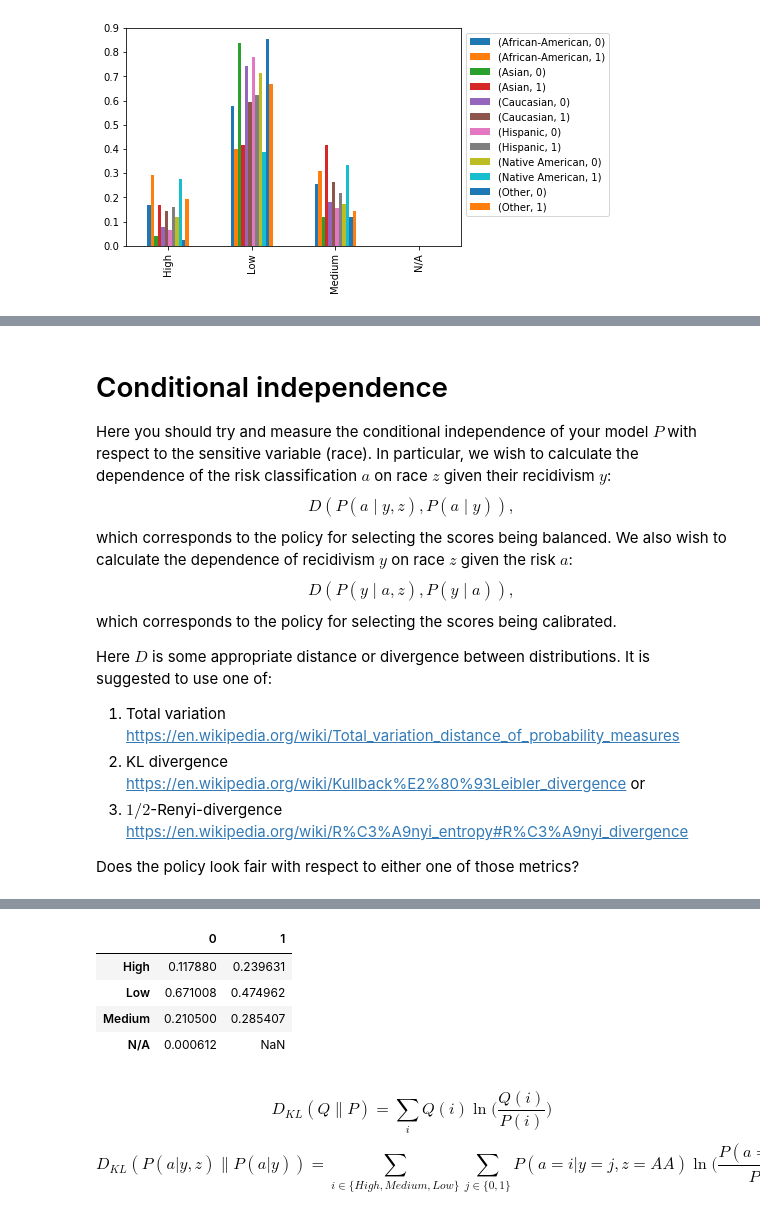
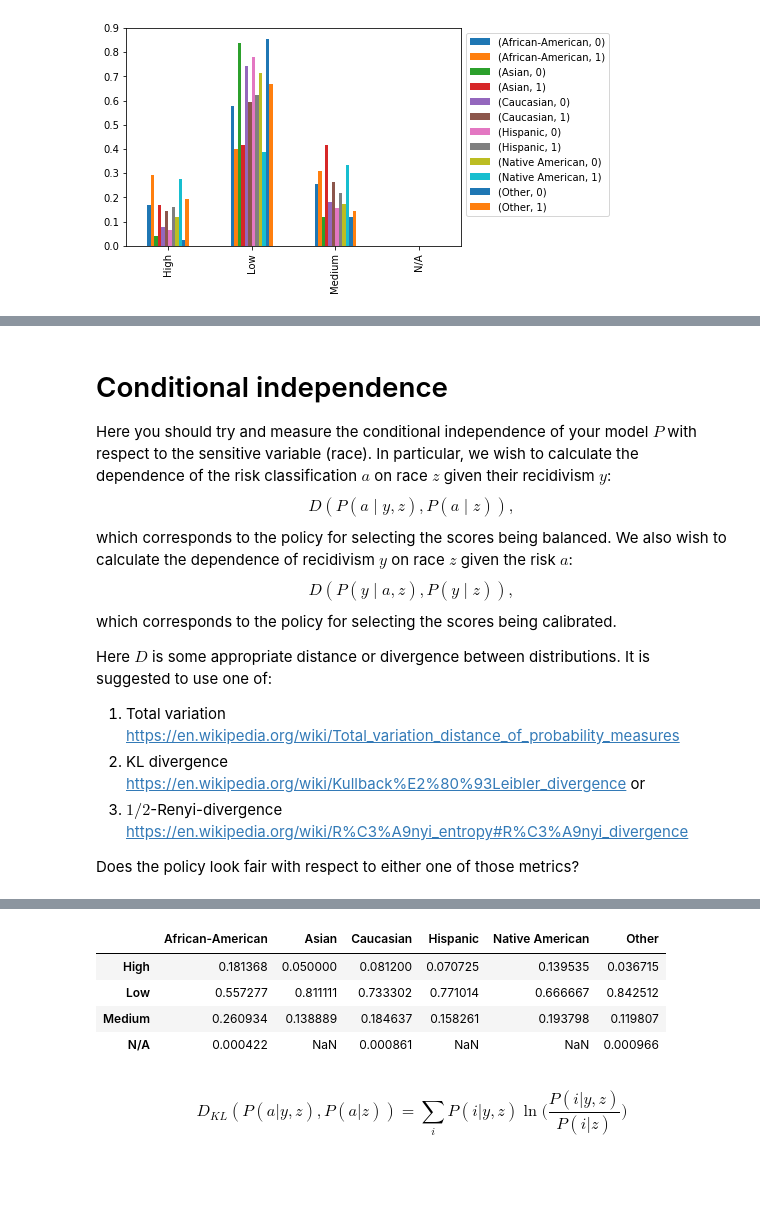
Before and after one commit to aleksaw/ml-society-science, a Jupyter notebook: src/fairness/COMPAS.ipynb, the cells around one changed output, grey strips where cells are left out. Saved outputs shown, nothing was run; the diff lists cells and outputs as text; code cells hidden in the pictures; blank space fills up the shorter version.

```diff
--- a/src/fairness/COMPAS.ipynb
+++ b/src/fairness/COMPAS.ipynb
@@ -168,9 +173,9 @@ fitted_model.summary2()
 # Conditional independence
 
 Here you should try and measure the conditional independence of your model $P$ with respect to the sensitive variable (race). In particular, we wish to calculate the dependence of the risk classification $a$ on race $z$ given their recidivism $y$:
-$$D(P(a \mid y, z), P(a \mid y)),$$
+$$D(P(a \mid y, z), P(a \mid z)),$$
 which corresponds to the policy for selecting the scores being balanced. We also wish to calculate the dependence of recidivism $y$ on race $z$ given the risk $a$:
-$$D(P(y \mid a, z), P(y \mid a)),$$
+$$D(P(y \mid a, z), P(y \mid z)),$$
 which corresponds to the policy for selecting the scores being calibrated.
 
 Here $D$ is some appropriate distance or divergence between distributions. It is suggested to use one of:
@@ -193,16 +198,15 @@ p_a_yz
 | Medium | 0.255006 | 0.309907 | 0.119048 | 0.416667 | 0.179191 | 0.262590 | 0.154509 | 0.218905 | 0.171171 | ... |
 | N/A | 0.000473 | NaN | NaN | NaN | 0.000922 | NaN | NaN | NaN | NaN | ... |
 # %%
-p_a_y = pandas.DataFrame(
+P_a_z = pandas.DataFrame(
     {i: d.score_text.value_counts() / d.score_text.count()
-     for i, d in df.groupby(['is_violent_recid'])})
-p_a_y
+     for i, d in df.groupby(['race'])})
+P_a_z
 # %% [output]
-|  | 0 | 1 |
-| High | 0.117880 | 0.239631 |
-| Low | 0.671008 | 0.474962 |
-| Medium | 0.210500 | 0.285407 |
-| N/A | 0.000612 | NaN |
+|  | African-American | Asian | Caucasian | Hispanic | Native American | Other |
+| High | 0.181368 | 0.050000 | 0.081200 | 0.070725 | 0.139535 | 0.036715 |
+| Low | 0.557277 | 0.811111 | 0.733302 | 0.771014 | 0.666667 | 0.842512 |
+| Medium | 0.260934 | 0.138889 | 0.184637 | 0.158261 | 0.193798 | 0.119807 |
+| N/A | 0.000422 | NaN | 0.000861 | NaN | NaN | 0.000966 |
 # %% [markdown]
-$$D_{KL}(Q\|P) = \sum_iQ(i)\ln\Big(\frac{Q(i)}{P(i)}\Big)$$
-$$D_{KL}(P(a|y,z)\|P(a|y)) = \sum_{i\in\{High, Medium, Low\}}\sum_{j\in\{0,1\}}P(a=i|y=j,z=AA)\ln\Big(\frac{P(a=i|y=j,z=AA)}{P(a=i|y=j)}\Big)$$
+$$D_{KL}(P(a|y, z), P(a|z)) = \sum_i P(i | y,z)\ln\bigg(\frac{P(i | y,z)}{P(i | z)}\bigg)$$
```
Also changed, not shown: parts of 16 cells of this notebook, 2 other files.
